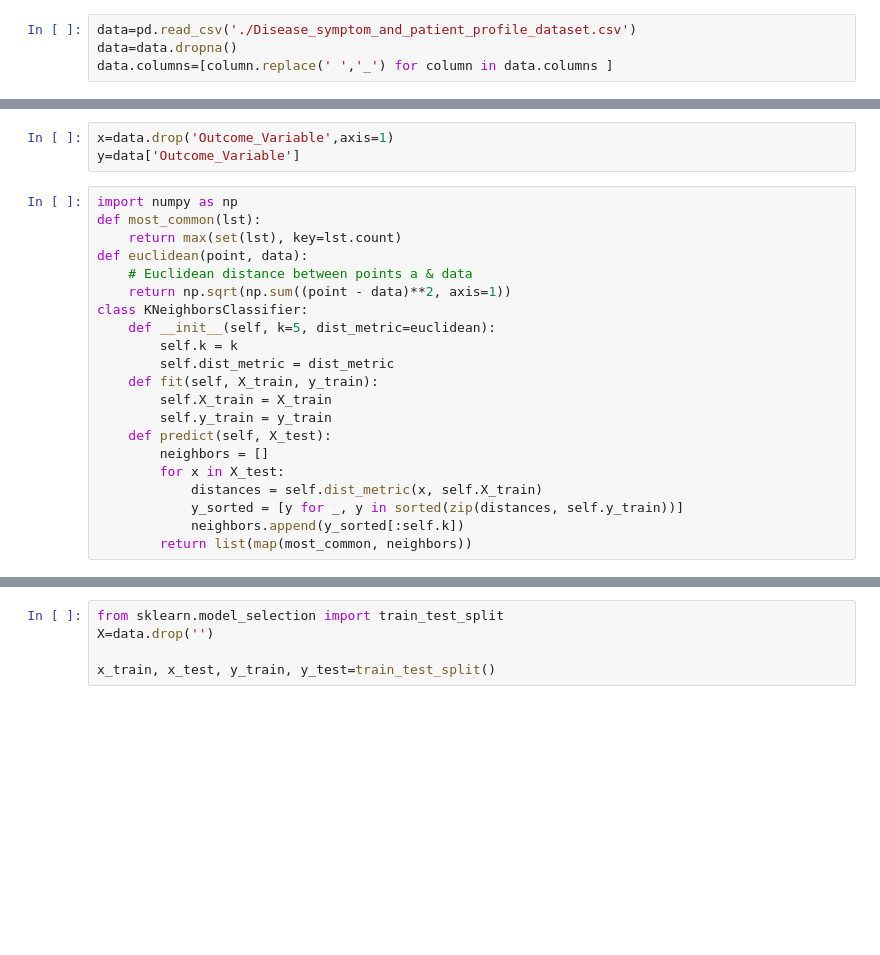
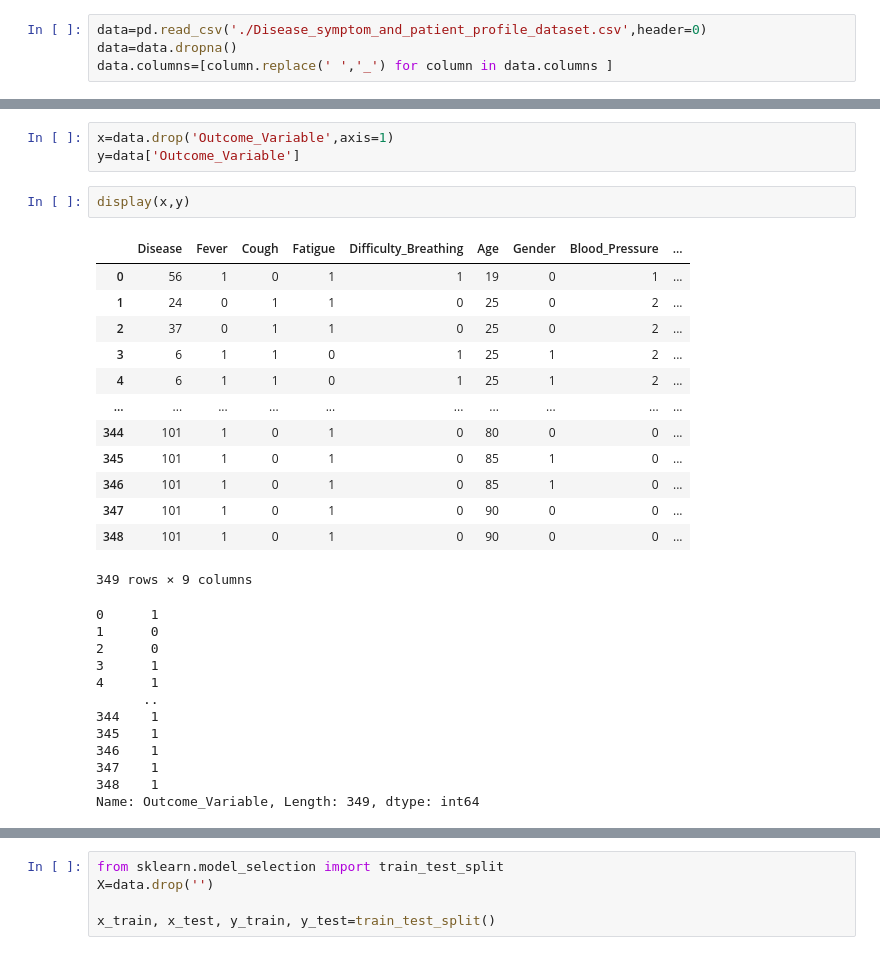
Before and after one commit to IHesamI/MLpractices, a Jupyter notebook: q2/q2.ipynb, the cells around one changed output, grey strips where cells are left out. Saved outputs shown, nothing was run; the diff lists cells and outputs as text; blank space fills up the shorter version.

```diff
--- a/q2/q2.ipynb
+++ b/q2/q2.ipynb
@@ -2,7 +2,7 @@
 import matplotlib
 import pandas as pd
 # %%
-data=pd.read_csv('./Disease_symptom_and_patient_profile_dataset.csv')
+data=pd.read_csv('./Disease_symptom_and_patient_profile_dataset.csv',header=0)
 data=data.dropna()
 data.columns=[column.replace(' ','_') for column in data.columns ]
 # %%
@@ -45,24 +45,31 @@ for column in data.select_dtypes(include=['object']).columns:
 # %%
 x=data.drop('Outcome_Variable',axis=1)
 y=data['Outcome_Variable']
-# %%
-import numpy as np
-def most_common(lst):
-    return max(set(lst), key=lst.count)
-def euclidean(point, data):
-    # Euclidean distance between points a & data
-    return np.sqrt(np.sum((point - data)**2, axis=1))
-class KNeighborsClassifier:
-    def __init__(self, k=5, dist_metric=euclidean):
-        self.k = k
-        self.dist_metric = dist_metric
-    def fit(self, X_train, y_train):
-        self.X_train = X_train
-        self.y_train = y_train
-    def predict(self, X_test):
-        neighbors = []
-        for x in X_test:
-            distances = self.dist_metric(x, self.X_train)
-            y_sorted = [y for _, y in sorted(zip(distances, self.y_train))]
-            neighbors.append(y_sorted[:self.k])
-        return list(map(most_common, neighbors))
+# %%
+display(x,y)
+# %% [output]
+|  | Disease | Fever | Cough | Fatigue | Difficulty_Breathing | Age | Gender | Blood_Pressure | ... |
+| 0 | 56 | 1 | 0 | 1 | 1 | 19 | 0 | 1 | ... |
+| 1 | 24 | 0 | 1 | 1 | 0 | 25 | 0 | 2 | ... |
+| 2 | 37 | 0 | 1 | 1 | 0 | 25 | 0 | 2 | ... |
+| 3 | 6 | 1 | 1 | 0 | 1 | 25 | 1 | 2 | ... |
+| 4 | 6 | 1 | 1 | 0 | 1 | 25 | 1 | 2 | ... |
+| ... | ... | ... | ... | ... | ... | ... | ... | ... | ... |
+| 344 | 101 | 1 | 0 | 1 | 0 | 80 | 0 | 0 | ... |
+| 345 | 101 | 1 | 0 | 1 | 0 | 85 | 1 | 0 | ... |
+| 346 | 101 | 1 | 0 | 1 | 0 | 85 | 1 | 0 | ... |
+| 347 | 101 | 1 | 0 | 1 | 0 | 90 | 0 | 0 | ... |
+| 348 | 101 | 1 | 0 | 1 | 0 | 90 | 0 | 0 | ... |
+349 rows × 9 columns
+0      1
+1      0
+2      0
+3      1
+4      1
+      ..
+344    1
+345    1
+346    1
+347    1
+348    1
+Name: Outcome_Variable, Length: 349, dtype: int64
```
Also changed, not shown: parts of 5 cells of this notebook.
